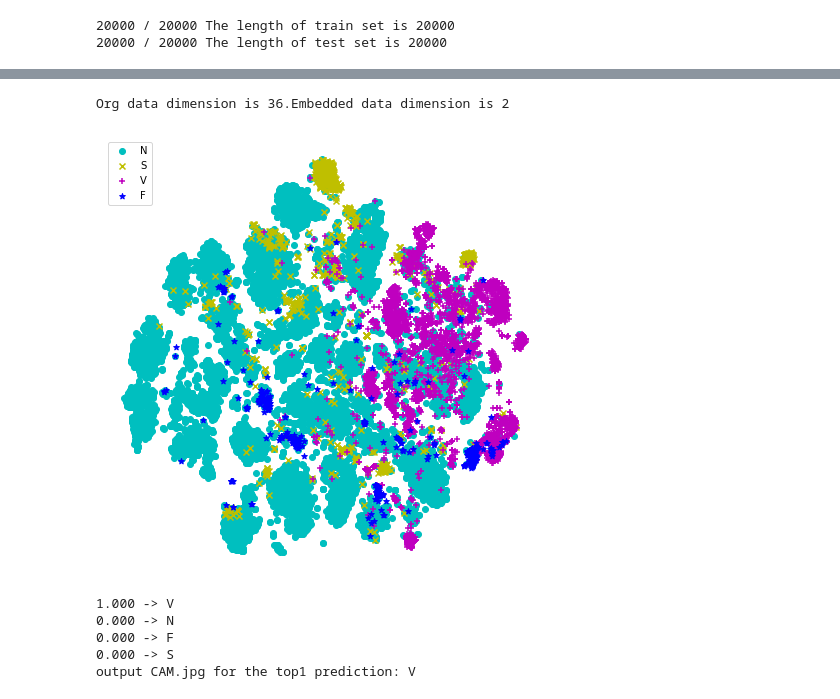
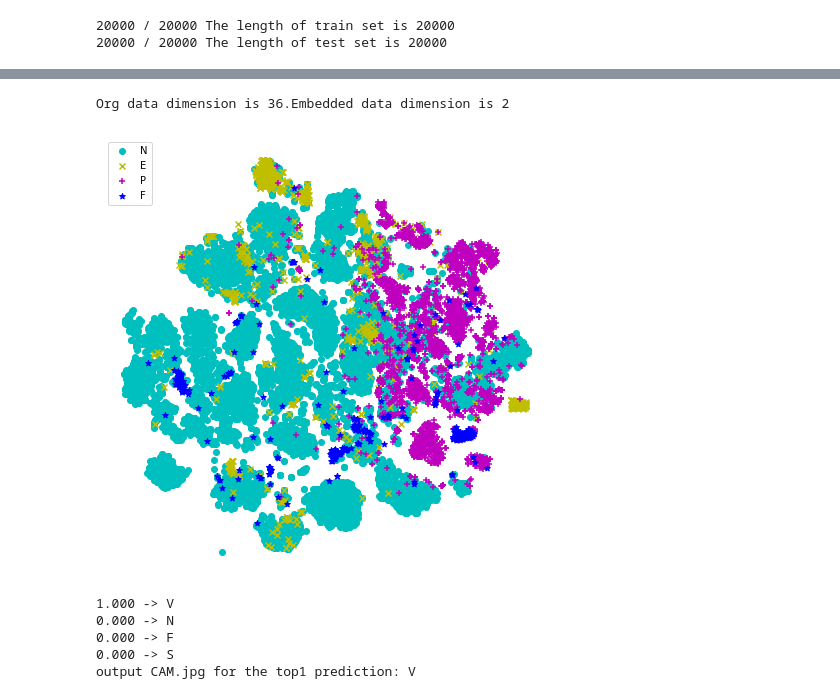
Before and after one commit to fjssharpsword/CBIR, a Jupyter notebook: BioMed Eng OnLine/Paper/ATH_ECG_1.1.ipynb, the cells around one changed output, grey strips where cells are left out. Cells and saved outputs as stored; diff of their text form; code cells hidden in the pictures.

```diff
--- a/BioMed Eng OnLine/Paper/ATH_ECG_1.1.ipynb
+++ b/BioMed Eng OnLine/Paper/ATH_ECG_1.1.ipynb
@@ -347,8 +347,11 @@ ce_loss  = nn.CrossEntropyLoss().cuda() #define ce mutli-classes
 #train model
 best_net, best_loss = None, float('inf')
 batchSize = 10
-for epoch in range(10):#iteration
+pl_tce, pl_t, pl_ce = [], [], []
+for epoch in range(50):#iteration
     losses = []
+    hash_losses = []
+    type_losses = []
     shuffled_idx = np.random.permutation(np.arange(len(trQ_sf)))
     train_q = trQ_sf[shuffled_idx]
     train_q_y = trQ_y[shuffled_idx]
@@ -383,7 +386,12 @@ for epoch in range(10):#iteration
         sys.stdout.write('\r {} / {} : loss = {}'.format(i+1, num_batches, float('%0.6f'%loss.item())))
         sys.stdout.flush()
         losses.append(loss.item())
+        hash_losses.append(hash_loss.item())
+        type_losses.append(type_loss.item())
     print("Eopch: %5d mean_loss = %.6f" % (epoch + 1, np.mean(losses)))
+    pl_tce.append(np.mean(losses))
+    pl_t.append(np.mean(hash_losses))
+    pl_ce.append(np.mean(type_losses))
     if np.mean(losses) < best_loss:
         best_loss = np.mean(losses)
         best_net = copy.deepcopy(model)
@@ -491,0 +616,18 @@ Sensitivity of F: 0.306763
+# %%
+image_dir =  '/data/fjsdata/ECG/MIT-BIH/test'
+for i in range(len(teY)):#
+    itype = teY[i]
+    if itype == 2:
+        teVal = teF[i]
+        image_path = os.path.join(image_dir, teN[i])
+        map_item_score = {}
+        for j, trVal in enumerate(trF):
+            map_item_score[j] = pdist(np.vstack([teVal,trVal]),'cosine')#hamming
+        ranklist = heapq.nsmallest(5, map_item_score, key=map_item_score.get)
+        image_path_top = []
+        for j in ranklist:
+            if trY[j] != 2:
+                print ('pos: %d-itype:%d-dtype:%d'%(i,teY[i],trY[j]))
+                image_path_top.append(trN[j])
+                print (image_path)
+                print(image_path_top)
@@ -503,7 +664,7 @@ def scatter(X, y):
     #palette = np.array(sns.color_palette("hls", classes))# choose a color palette with seaborn.
     color = ['c','y','m','b','g','r']
     marker = ['o','x','+','*','s']
-    label = ['N','S','V','F']
+    label = ['N','E','P','F']
     plt.figure(figsize=(8,8))#create a plot
     for i in range(classes):
         plt.scatter(X[y == i,0], X[y == i,1], c=color[i], marker=marker[i], label=label[i])
@@ -518,34 +679,34 @@ idx= np.where(np.array(teY)==0)[0].tolist()
 X0= np.array(teF)[idx]
 y0= np.array(teY)[idx]
 
 idx= np.where(np.array(teY)==1)[0].tolist()
 X1= np.array(teF)[idx]
 y1= np.array(teY)[idx]
 
 idx= np.where(np.array(teY)==2)[0].tolist()
 X2= np.array(teF)[idx]
 y2= np.array(teY)[idx]
 
 idx= np.where(np.array(teY)==3)[0].tolist()
 X3= np.array(teF)[idx]
 y3= np.array(teY)[idx]
 
 y = np.append(y0,y1)
 y = np.append(y,y2)
 y = np.append(y,y3)
 X = np.vstack((X0,X1))
 X = np.vstack((X,X2))
 X = np.vstack((X,X3))
 #training t-sne
 tsne = TSNE(n_components=2, init='pca', random_state=501)
 X_tsne = tsne.fit_transform(X)
 print("Org data dimension is {}.Embedded data dimension is {}".format(X.shape[-1], X_tsne.shape[-1]))
 
 #visualize
 scatter(X_tsne, y)
 # %% [output]
 Org data dimension is 36.Embedded data dimension is 2
-[figure, old version]
+[figure, new version]
 # %%
 # generate class activation mapping for the top1 prediction
 def returnCAM(feature_conv, weight_softmax, class_idx):
```
Also changed, not shown: parts of 9 cells of this notebook, 1 other file.
